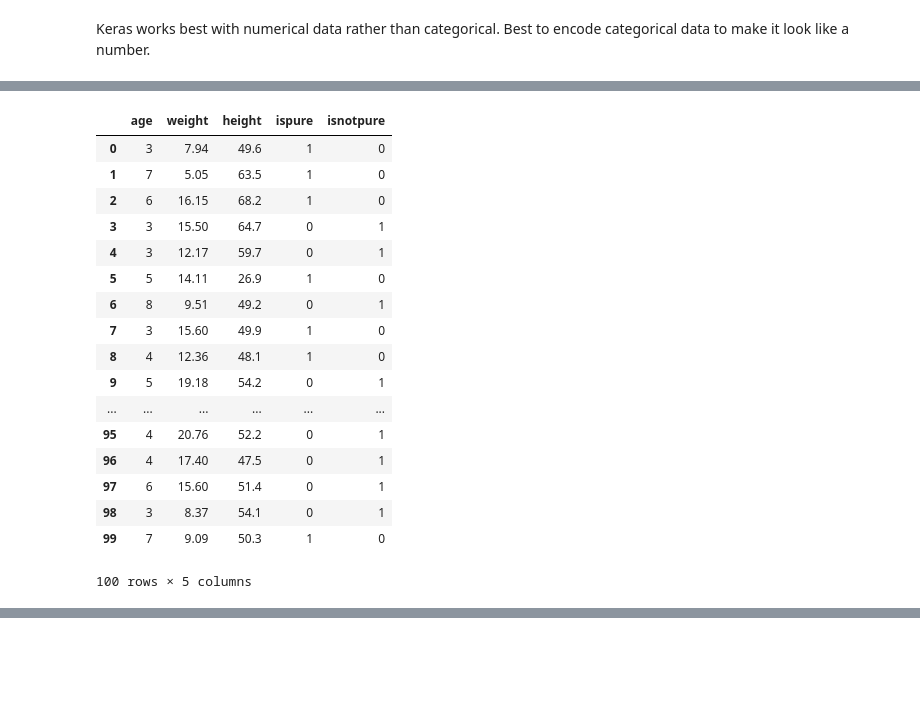
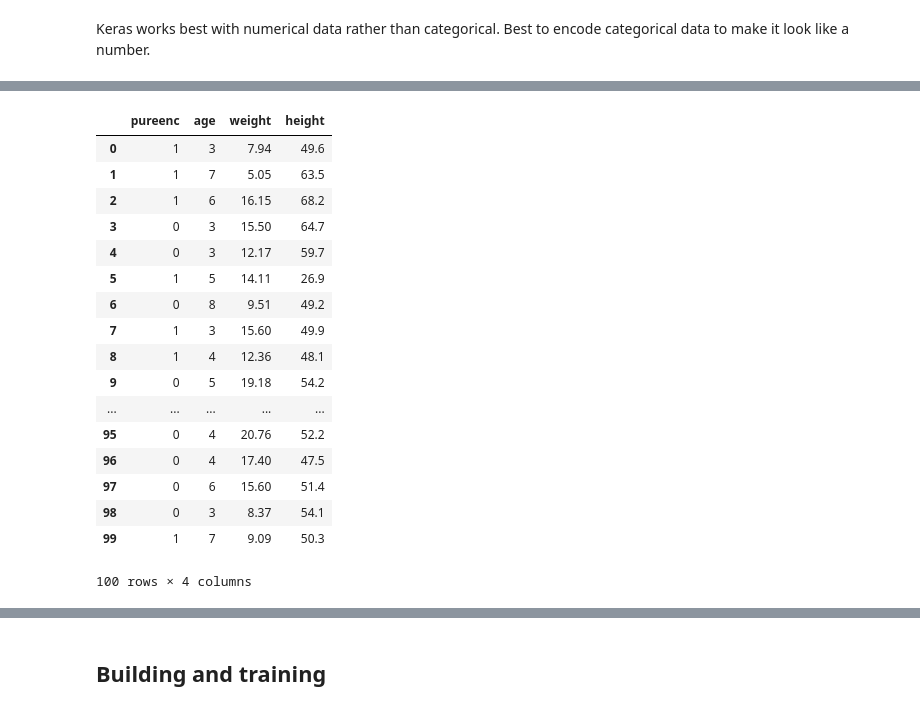
Before and after one commit to YBrady/02-MLS-Workalong, a Jupyter notebook: MLS09-Dogs-Dataset-with_Keras.ipynb, the cells around one changed output, grey strips where cells are left out. Saved outputs shown, nothing was run; the diff lists cells and outputs as text; code cells hidden in the pictures; blank space fills up the shorter version.

Commit message:
Week 10 - workalong (without Iris)

```diff
--- a/MLS09-Dogs-Dataset-with_Keras.ipynb
+++ b/MLS09-Dogs-Dataset-with_Keras.ipynb
@@ -30,9 +43,15 @@ df
 # %% [markdown]
 Keras works best with numerical data rather than categorical. Best to encode categorical data to make it look like a number.
 # %%
-df["ispure"] = df["pure"].astype(np.int) # adding column where it is encoded
+# Week 9 method
+# df["ispure"] = df["pure"].astype(np.int) # adding column where it is encoded
 
 # Other way
-df["ispure"]=(df["pure"] == True).astype(np.int)
-df["isnotpure"] = (df["pure"] == False).astype(np.int)
-df
+# df["ispure"]=(df["pure"] == True).astype(np.int)
+# df["isnotpure"] = (df["pure"] == False).astype(np.int)
+# df
+
+# Week 10 method - using the SKLearn Preprocessing binarizer
+pureenc = pre.LabelBinarizer()
+pureenc.fit(df['pure'])
+df['pureenc'] = pureenc.transform(df['pure'])
@@ -58,24 +58,31 @@ df
 # %%
+# Week 9
 # Create the inputs for keras
-inputs = df[["age", "weight", "height", "ispure", "isnotpure"]]
-inputs
+# inputs = df[["age", "weight", "height", "ispure", "isnotpure"]]
+# inputs
+
+# Week 10
+x = df[['pureenc', 'age', 'weight', 'height']]
+y = df['lifespan']
+
+x
 # %% [output]
-|  | age | weight | height | ispure | isnotpure |
-| 0 | 3 | 7.94 | 49.6 | 1 | 0 |
-| 1 | 7 | 5.05 | 63.5 | 1 | 0 |
-| 2 | 6 | 16.15 | 68.2 | 1 | 0 |
-| 3 | 3 | 15.50 | 64.7 | 0 | 1 |
-| 4 | 3 | 12.17 | 59.7 | 0 | 1 |
-| 5 | 5 | 14.11 | 26.9 | 1 | 0 |
-| 6 | 8 | 9.51 | 49.2 | 0 | 1 |
-| 7 | 3 | 15.60 | 49.9 | 1 | 0 |
-| 8 | 4 | 12.36 | 48.1 | 1 | 0 |
-| 9 | 5 | 19.18 | 54.2 | 0 | 1 |
-| ... | ... | ... | ... | ... | ... |
-| 95 | 4 | 20.76 | 52.2 | 0 | 1 |
-| 96 | 4 | 17.40 | 47.5 | 0 | 1 |
-| 97 | 6 | 15.60 | 51.4 | 0 | 1 |
-| 98 | 3 | 8.37 | 54.1 | 0 | 1 |
-| 99 | 7 | 9.09 | 50.3 | 1 | 0 |
+|  | pureenc | age | weight | height |
+| 0 | 1 | 3 | 7.94 | 49.6 |
+| 1 | 1 | 7 | 5.05 | 63.5 |
+| 2 | 1 | 6 | 16.15 | 68.2 |
+| 3 | 0 | 3 | 15.50 | 64.7 |
+| 4 | 0 | 3 | 12.17 | 59.7 |
+| 5 | 1 | 5 | 14.11 | 26.9 |
+| 6 | 0 | 8 | 9.51 | 49.2 |
+| 7 | 1 | 3 | 15.60 | 49.9 |
+| 8 | 1 | 4 | 12.36 | 48.1 |
+| 9 | 0 | 5 | 19.18 | 54.2 |
+| ... | ... | ... | ... | ... |
+| 95 | 0 | 4 | 20.76 | 52.2 |
+| 96 | 0 | 4 | 17.40 | 47.5 |
+| 97 | 0 | 6 | 15.60 | 51.4 |
+| 98 | 0 | 3 | 8.37 | 54.1 |
+| 99 | 1 | 7 | 9.09 | 50.3 |
-100 rows × 5 columns
+100 rows × 4 columns
 # %%
@@ -103,3 +117,5 @@ Name: lifespan, Length: 100, dtype: int64
+# %% [markdown]
+## Building and training
 # %%
 m = kr.models.Sequential()
 
```
Also changed, not shown: parts of 31 cells of this notebook, 1 other file.
